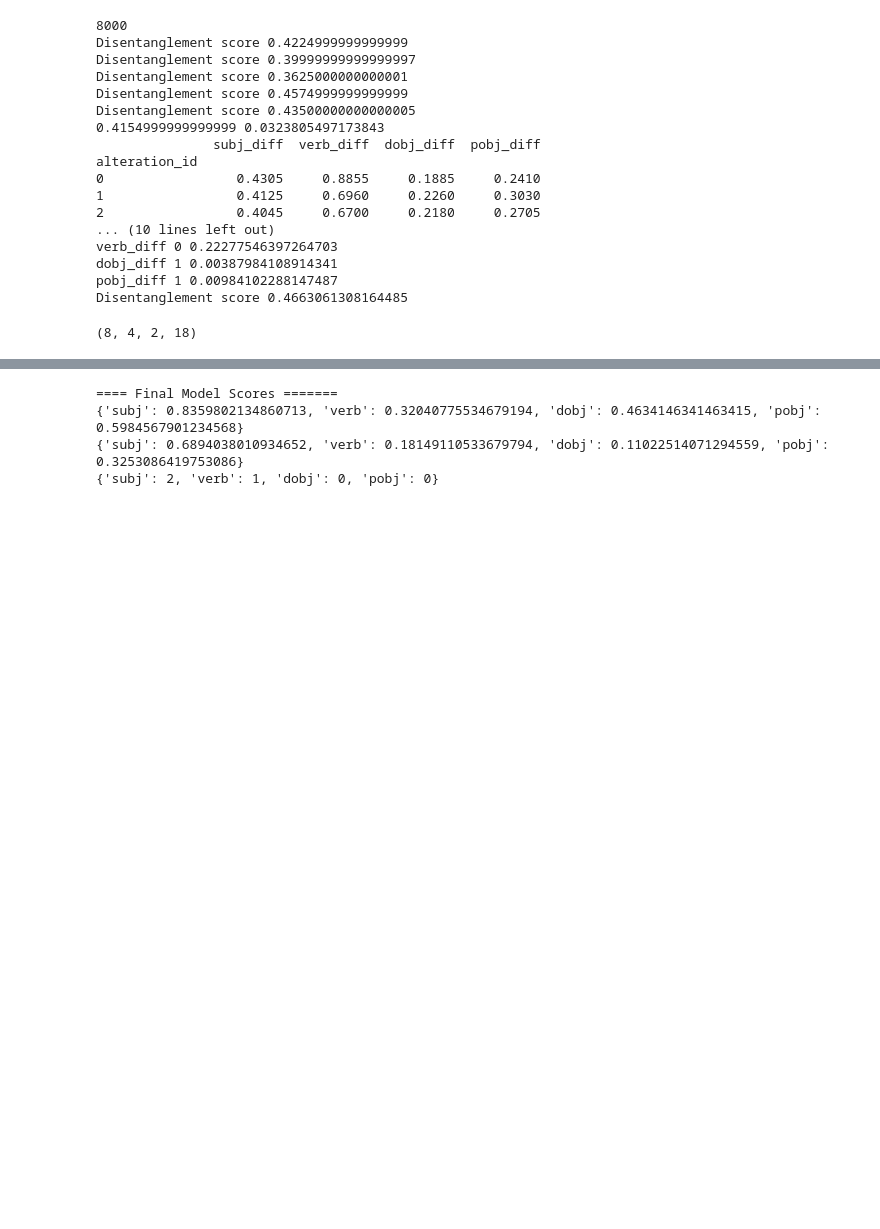
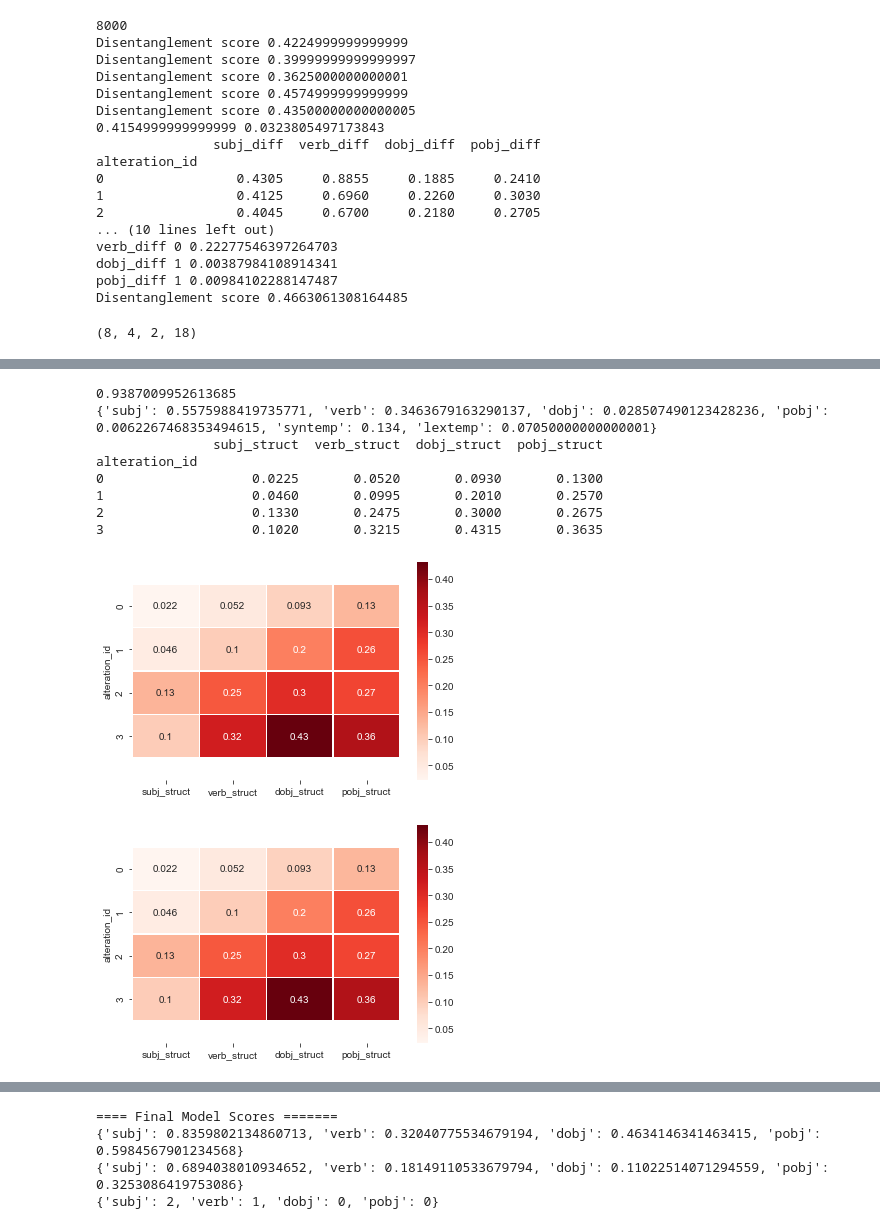
Before and after one commit to ghazi-f/QKVAE, a Jupyter notebook: disentanglement_transformer/Model_Analysis2.ipynb, the cells around one changed output, grey strips where cells are left out. Cells and saved outputs as stored; diff of their text form; code cells hidden in the pictures; blank space fills up the shorter version.

```diff
--- a/disentanglement_transformer/Model_Analysis2.ipynb
+++ b/disentanglement_transformer/Model_Analysis2.ipynb
@@ -607,0 +734,28 @@ data.reinit_iterator('valid')
+# %%
+disent_score, lab_wise_disent, var_wise_scores, dec_disent_vars, var_wise_scores_struct = \
+    _get_stat_data_frame2(model, n_samples=2000, n_alterations=1, batch_size=100)
+# %%
+print(disent_score)
+print(lab_wise_disent)
+def show_df_hm2(df):
+    snsplt = sns.heatmap(df, cmap ='Reds', linewidths = 0.20, annot = True)
+    snsplt.get_figure().savefig("dec_heatmap_struct.eps")
+    b, t = plt.ylim() # discover the values for bottom and top
+    b += 0.5 # Add 0.5 to the bottom
+    t -= 0.5 # Subtract 0.5 from the top
+    plt.ylim(b, t) # update the ylim(bottom, top) values
+    return snsplt.get_figure()
+to_show_dec_df = var_wise_scores_struct#var_wise_scores.drop(['syntemp', 'lextemp'], axis=1)
+print(to_show_dec_df)
+show_df_hm2(to_show_dec_df)
+# %% [output]
+0.9387009952613685
+{'subj': 0.5575988419735771, 'verb': 0.3463679163290137, 'dobj': 0.028507490123428236, 'pobj': 0.0062267468353494615, 'syntemp': 0.134, 'lextemp': 0.07050000000000001}
+               subj_struct  verb_struct  dobj_struct  pobj_struct
+alteration_id
+0                   0.0225       0.0520       0.0930       0.1300
+1                   0.0460       0.0995       0.2010       0.2570
+2                   0.1330       0.2475       0.3000       0.2675
+3                   0.1020       0.3215       0.4315       0.3635
+[figure, added]
+[figure, added]
```
Also changed, not shown: parts of 7 cells of this notebook, 1 other file.
